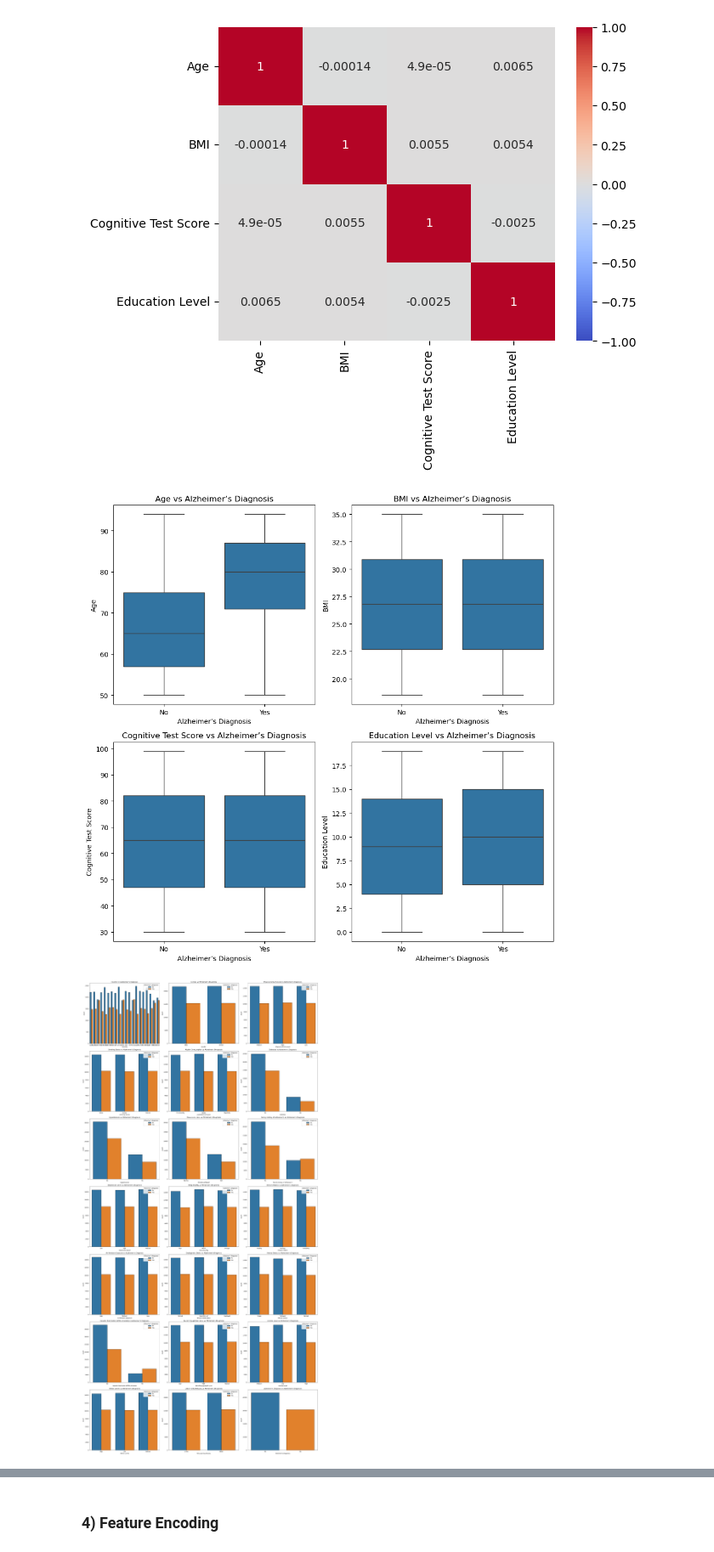
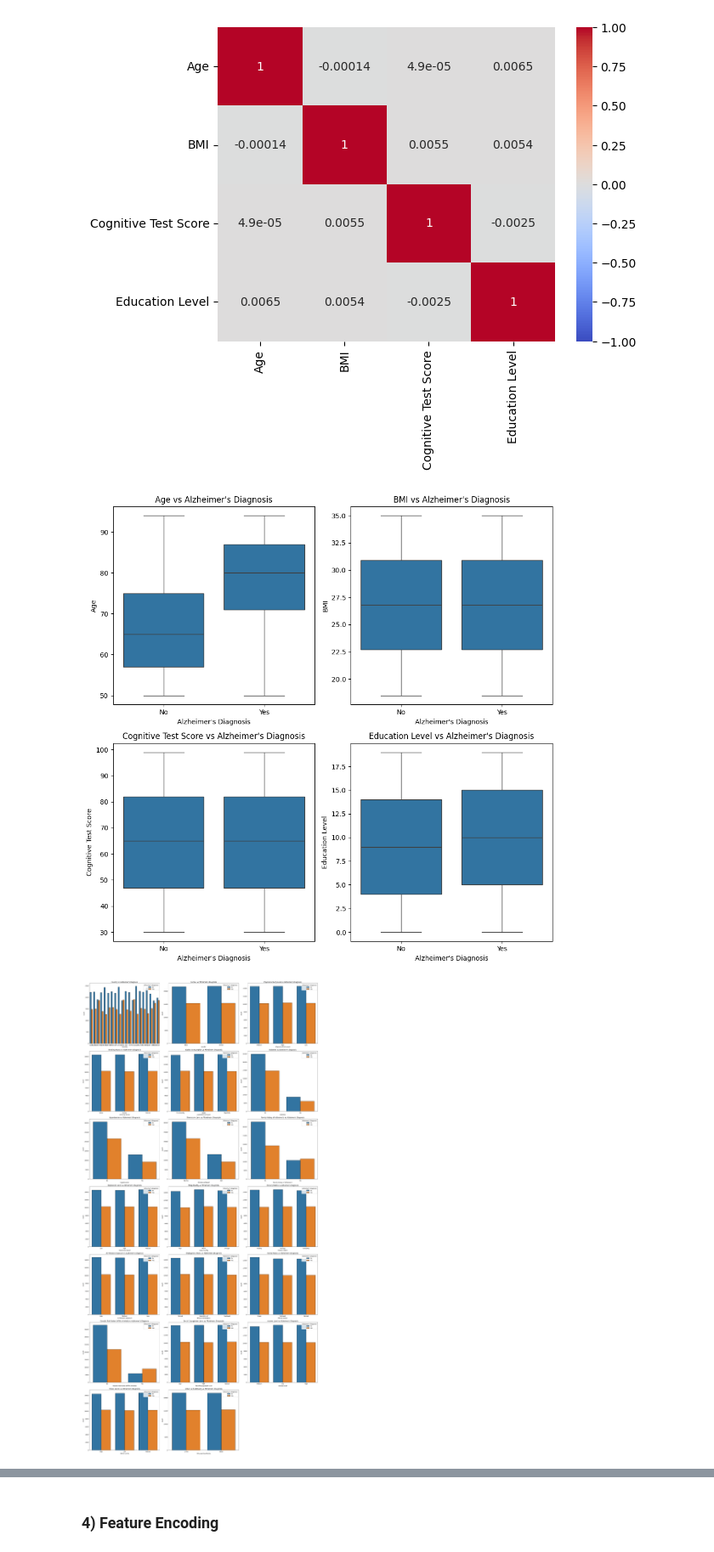
Before and after one commit to Zander-Rothering/Chem277a_Project_II, a Jupyter notebook: Project_II.ipynb, the cells around one changed output, grey strips where cells are left out. Shown at 85% size. Drawn from its saved outputs; the diff is of its cells as text; code cells hidden in the pictures.

```diff
--- a/Project_II.ipynb
+++ b/Project_II.ipynb
@@ -54,6 +50,8 @@ To enable the following instructions: AVX2 FMA, in other operations, rebuild Ten
 # %%
 pd.set_option('display.max_columns', None)
 alz_data = pd.read_csv('alzheimers_prediction_dataset.csv')
+alz_data.columns = alz_data.columns.str.replace('\u2019', "'", regex=False)
+#alz_data = pd.read_csv('alzheimers_prediction_dataset.csv')
 alz_data.head(15)
 # %% [output]
 |  | Country | Age | Gender | Education Level | BMI | Physical Activity Level | Smoking Status | ... |
@@ -114,11 +112,12 @@ Alzheimer’s Diagnosis                     2
 dtype: int64
 # %%
 # Feature Separation
-alz_target = alz_data["Alzheimer’s Diagnosis"]
-alz_data_x = alz_data.drop(["Alzheimer’s Diagnosis"], axis = 1)
+
+alz_target = alz_data["Alzheimer's Diagnosis"]
+alz_data_x = alz_data.drop(columns=["Alzheimer's Diagnosis"])
 alz_data_copy = alz_data_x.copy()
 
-# Numeric Feature
+# Numeric Features
 numeric_features = ['Age', 'BMI', 'Cognitive Test Score', 'Education Level']
 alz_numeric = alz_data_copy[numeric_features]
 alz_numeric.head()
@@ -149,27 +148,32 @@ cols = len(alz_columns_num)
 fig, axes = plt.subplots(2, 2, figsize=(10, 10))
 axes = axes.flatten()
 for i, column in enumerate(alz_columns_num):
-    sns.boxplot(data=alz_data, x="Alzheimer’s Diagnosis", y=column, ax=axes[i])
-    axes[i].set_title(f"{column} vs Alzheimer’s Diagnosis")
+    sns.boxplot(data=alz_data, x="Alzheimer's Diagnosis", y=column, ax=axes[i])
+    axes[i].set_title(f"{column} vs Alzheimer's Diagnosis")
 plt.tight_layout()
 plt.show()
 # %% [output]
-[figure, old version]
+[figure, new version]
 # %%
-alz_data_cat = alz_data.drop(columns=numeric_features)
+alz_data_cat = alz_data.drop(columns=numeric_features + ["Alzheimer's Diagnosis"])
 alz_columns_cat = alz_data_cat.columns.tolist()
 
 fig, axes = plt.subplots(7, 3, figsize=(25, 50))
 axes = axes.flatten()
 
 for i, column in enumerate(alz_columns_cat):
-    sns.countplot(data=alz_data, x=column, hue="Alzheimer’s Diagnosis", ax=axes[i], edgecolor='black')
-    axes[i].set_title(f"{column} vs Alzheimer’s Diagnosis")
+    sns.countplot(data=alz_data, x=column, hue="Alzheimer's Diagnosis",
+                  ax=axes[i], edgecolor='black')
+    axes[i].set_title(f"{column} vs Alzheimer's Diagnosis")
+
+# Hide any unused subplots (in case grid is bigger than feature count)
+for j in range(len(alz_columns_cat), len(axes)):
+    axes[j].axis('off')
 
 plt.tight_layout()
 plt.show()
 # %% [output]
-[figure, old version]
+[figure, new version]
 # %%
 # Correlation
 
```
Also changed, not shown: parts of 49 cells of this notebook, 1 other file.
